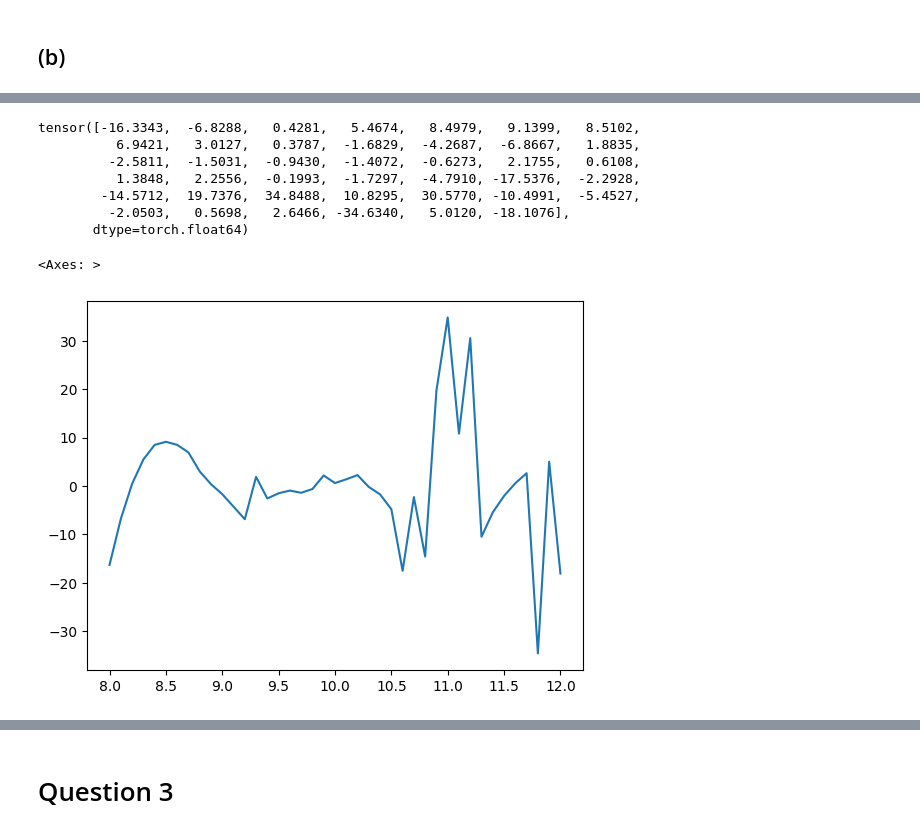
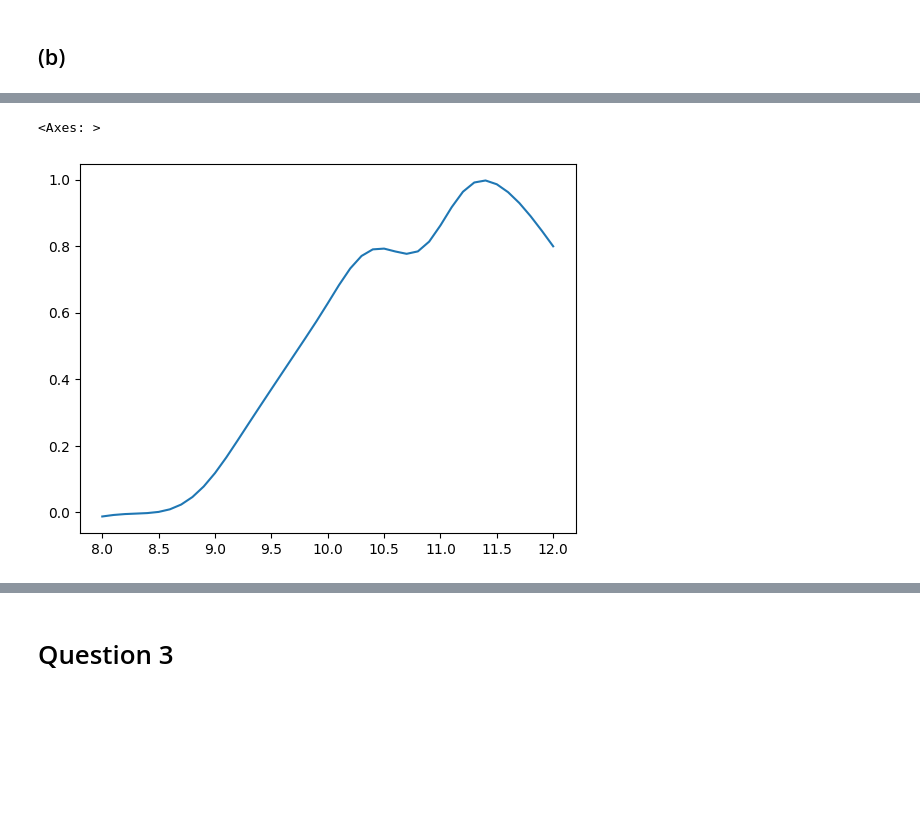
Before and after one commit to DanLeEpicMan/PSTAT-223C, a Jupyter notebook: hw3/hw3.ipynb, the cells around one changed output, grey strips where cells are left out. Cells and saved outputs as stored; diff of their text form; code cells hidden in the pictures; blank space fills up the shorter version.

```diff
--- a/hw3/hw3.ipynb
+++ b/hw3/hw3.ipynb
@@ -163,0 +145,2 @@ Iter 50/50 - Loss: -1.219   lengthscale: 3.535   noise: 0.006
+# %%
+train_gp(gp_surrogate, likelihood, data, target, 1000)
@@ -164,23 +158,14 @@ Iter 50/50 - Loss: -1.219   lengthscale: 3.535   noise: 0.006
 # %%
 # evaluate gradient of model w.r.t input
-gp_surrogate.eval()
-likelihood.eval()
-optimizer.zero_grad()
-
 out = likelihood(gp_surrogate(data)).mean
 
-delta = torch.autograd.grad(out, data, torch.ones_like(out))[0]
+# could not figure out how to get the derivatives directly,
+# so instead compute jacobian and take diagonal
+jac = torch.autograd.functional.jacobian(lambda x: likelihood(gp_surrogate(x)).mean, data)
 
-display(delta)
+delta_gp = torch.diagonal(jac)
 
-sns.lineplot(x=data.detach().numpy(), y=delta.detach().numpy())
+sns.lineplot(x=data.detach().numpy(), y=delta_gp.detach().numpy())
 # %% [output]
-tensor([-16.3343,  -6.8288,   0.4281,   5.4674,   8.4979,   9.1399,   8.5102,
-          6.9421,   3.0127,   0.3787,  -1.6829,  -4.2687,  -6.8667,   1.8835,
-         -2.5811,  -1.5031,  -0.9430,  -1.4072,  -0.6273,   2.1755,   0.6108,
-          1.3848,   2.2556,  -0.1993,  -1.7297,  -4.7910, -17.5376,  -2.2928,
-        -14.5712,  19.7376,  34.8488,  10.8295,  30.5770, -10.4991,  -5.4527,
-         -2.0503,   0.5698,   2.6466, -34.6340,   5.0120, -18.1076],
-       dtype=torch.float64)
+<Axes: >
-<Axes: >
-[figure, old version]
+[figure, new version]
```
Also changed, not shown: parts of 14 cells of this notebook.
